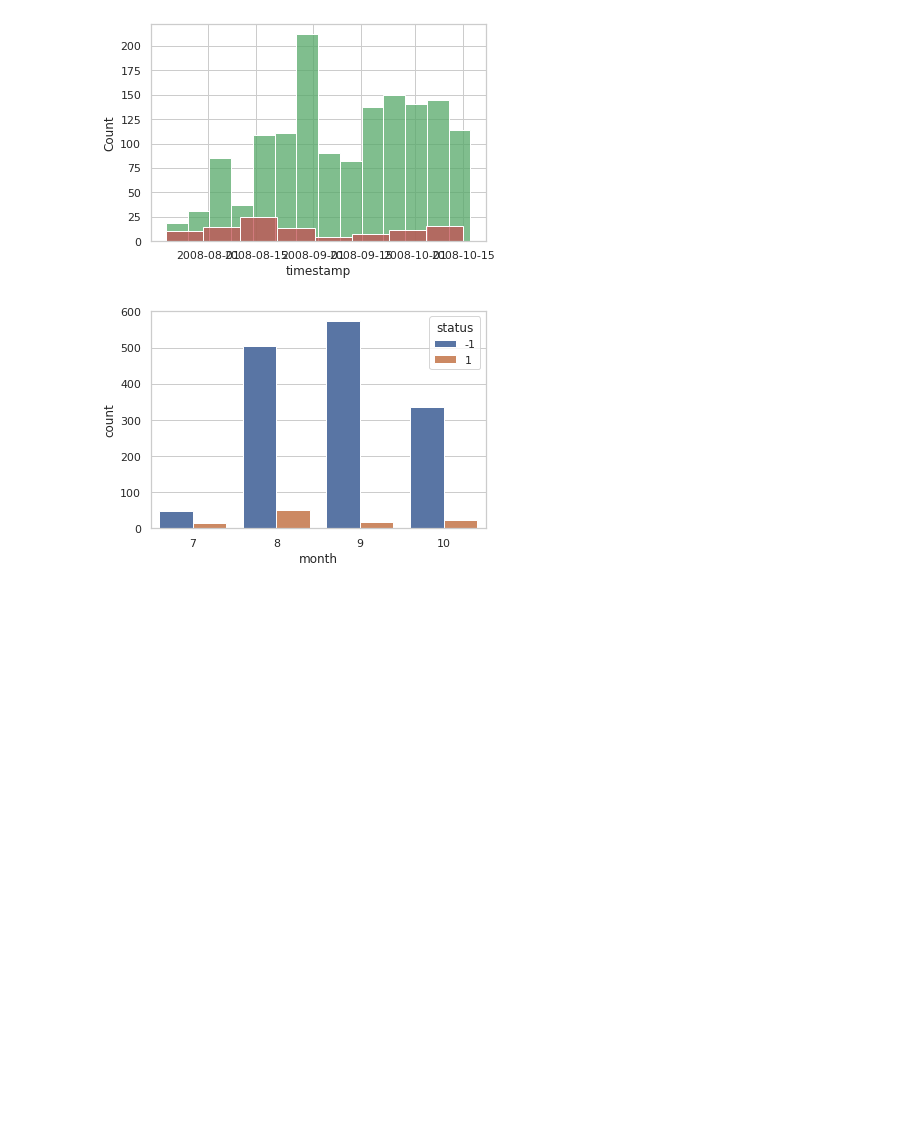
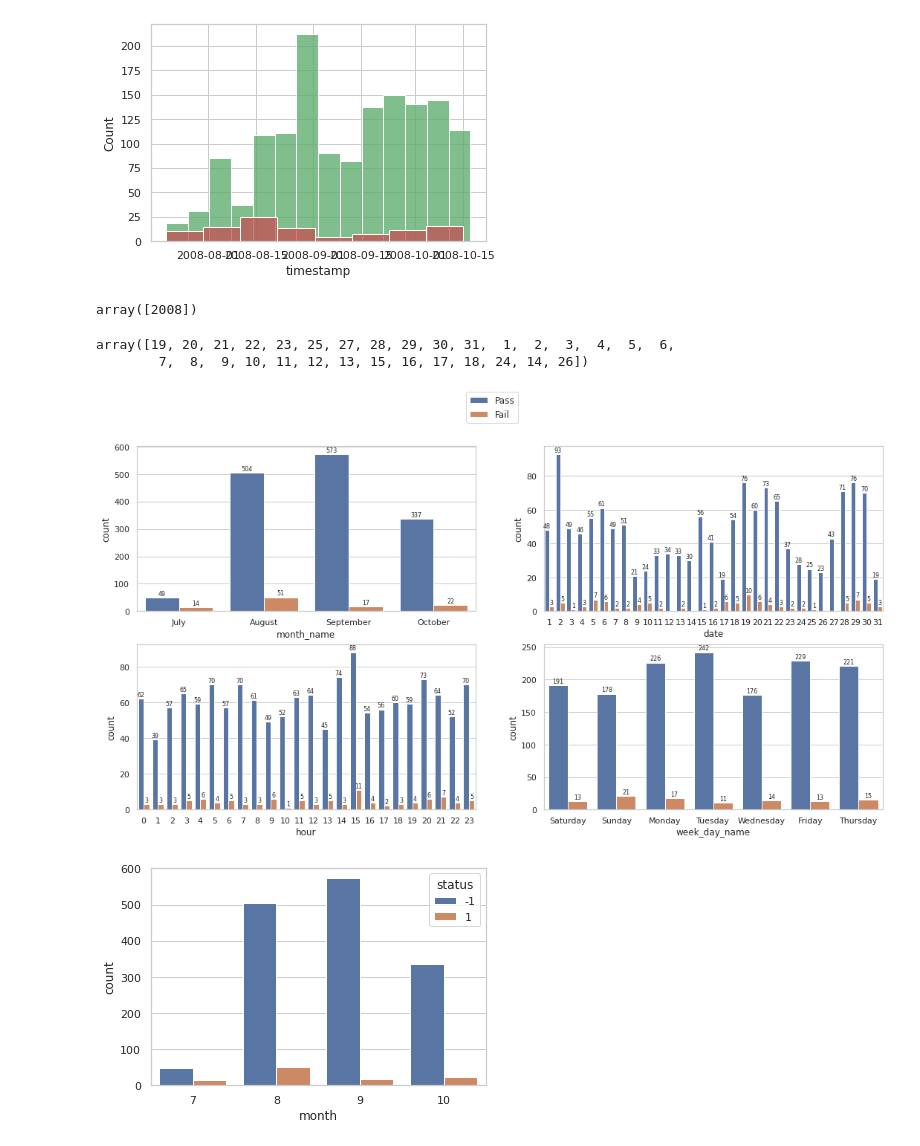
Before and after one commit to hinatanvir/Fault-Detection-SECOM, a Jupyter notebook: EDA.ipynb, the cells around one changed output. Drawn from its saved outputs; the diff is of its cells as text; code cells hidden in the pictures; blank space fills up the shorter version.

```diff
--- a/EDA.ipynb
+++ b/EDA.ipynb
@@ -61,7 +62,7 @@ def add_value_labels(ax, spacing):
         # otherwise, put it inside the column.
 
         # Use Y value as label and format number with one decimal place
-        label = "{:.1f}".format(y_value)
+        label = "{:.0f}".format(y_value)
 
         # Create annotation
         ax.annotate(
@@ -70,7 +71,7 @@ def add_value_labels(ax, spacing):
             xytext=(0, space),          # Vertically shift label by `space`
             textcoords="offset points", # Interpret `xytext` as offset in points
             ha='center',                # Horizontally center label
-            va=va)                      # Vertically align label differently for
+            va=va, size=8)                      # Vertically align label differently for
                                         # positive and negative values.
 # %%
 path1='https://raw.githubusercontent.com/hinatanvir/Fault-Detection-SECOM/main/secom.data?token=GHSAT0AAAAAABTMJQPCMEYJ4LIGT2V6TRG2YSS5ZWA'
@@ -253,8 +254,10 @@ signal_df
 from datetime import datetime
 signal_df['year'] = pd.DatetimeIndex(signal_df['timestamp']).year
 signal_df['month'] = pd.DatetimeIndex(signal_df['timestamp']).month
+signal_df['month_name'] = pd.DatetimeIndex(signal_df['timestamp']).month_name()
 signal_df['date'] = pd.DatetimeIndex(signal_df['timestamp']).day
 signal_df['week_day'] = pd.DatetimeIndex(signal_df['timestamp']).weekday
+signal_df['week_day_name'] = pd.DatetimeIndex(signal_df['timestamp']).day_name()
 signal_df['start_time'] = pd.DatetimeIndex(signal_df['timestamp']).time
 signal_df['hour'] = pd.DatetimeIndex(signal_df['timestamp']).hour
 signal_df['min'] = pd.DatetimeIndex(signal_df['timestamp']).minute
@@ -263,3 +266,5 @@ signal_df['min'] = pd.DatetimeIndex(signal_df['timestamp']).minute
 signal_df
 # %%
 signal_df.year.unique()
+# %% [output]
+array([2008])
@@ -268,5 +274,47 @@ signal_df.month.value_counts()
 # %%
 signal_df.date.unique()
+# %% [output]
+array([19, 20, 21, 22, 23, 25, 27, 28, 29, 30, 31,  1,  2,  3,  4,  5,  6,
+        7,  8,  9, 10, 11, 12, 13, 15, 16, 17, 18, 24, 14, 26])
+# %%
+fig, axes = plt.subplots(
+                     ncols=2,
+                     nrows=2,
+                     figsize=(18, 9))
+
+mx, dx, wx, hx = axes.flatten()
+mx=sns.countplot(ax=axes[0, 0],data=signal_df, x="month_name",hue="status")
+#signal_df.groupby(['month','status']).size().reset_index(name='count').sort_index()
+mx.get_legend().remove()
+add_value_labels(mx,1)
+#mx.legend(['Pass','Fail'])
+
+
+dx=sns.countplot(ax=axes[0, 1],data=signal_df, x="date",hue="status")
+#signal_df.groupby(['month','status']).size().reset_index(name='count').sort_index()
+dx.get_legend().remove()
+add_value_labels(dx,1)
+#dx.legend(['Pass','Fail'])
+
+wx=sns.countplot(ax=axes[1, 1],data=signal_df, x="week_day_name",hue="status")
+#signal_df.groupby(['month','status']).size().reset_index(name='count').sort_index()
+wx.get_legend().remove()
+add_value_labels(wx,1)
+#wx.legend(['Pass','Fail'])
+
+
+hx=sns.countplot(ax=axes[1, 0],data=signal_df, x="hour",hue="status")
+#signal_df.groupby(['month','status']).size().reset_index(name='count').sort_index()
+hx.get_legend().remove()
+add_value_labels(hx,1)
+#hx.legend(['Pass','Fail'])
+handles, labels = mx.get_legend_handles_labels()
+fig.legend(handles,['Pass','Fail'] , loc='upper center',fontsize='medium')
+
+
+plt.show()
+# %% [output]
+[figure, added]
 # %%
 mx=sns.countplot(data=signal_df, x="month",hue="status")
 #sns.despine(right=True,top=True)
```
Also changed, not shown: parts of 6 cells of this notebook.
